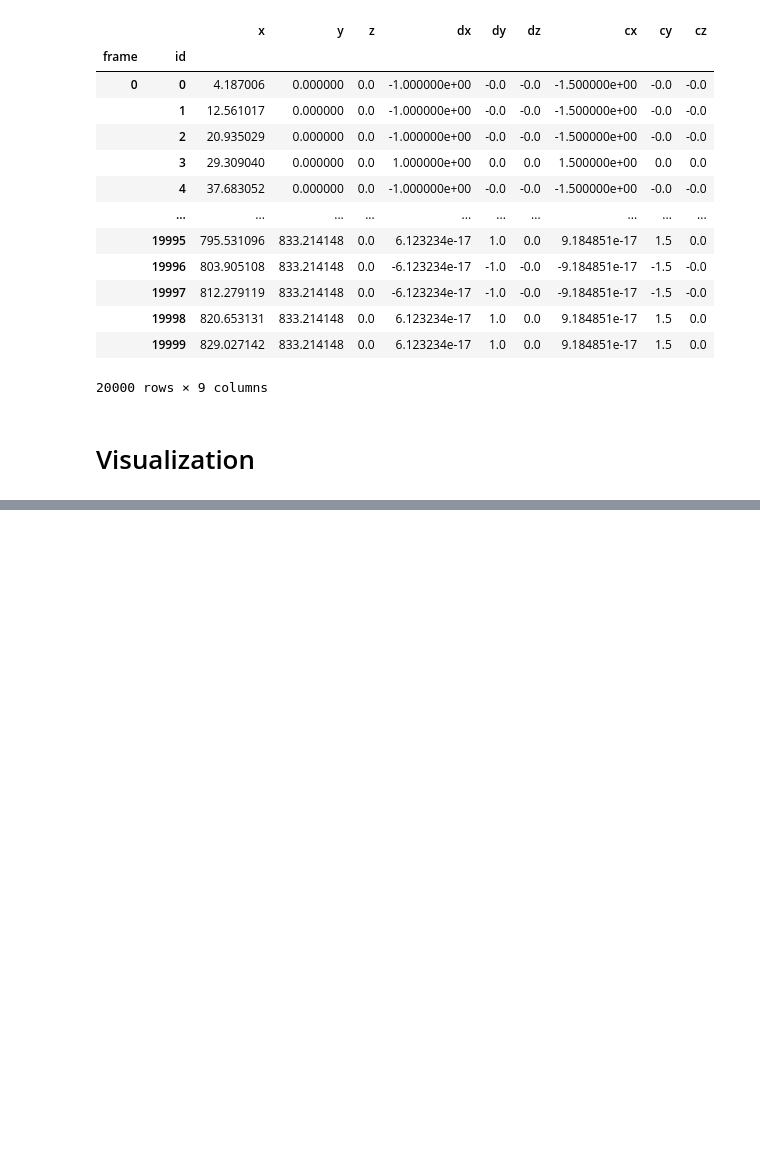
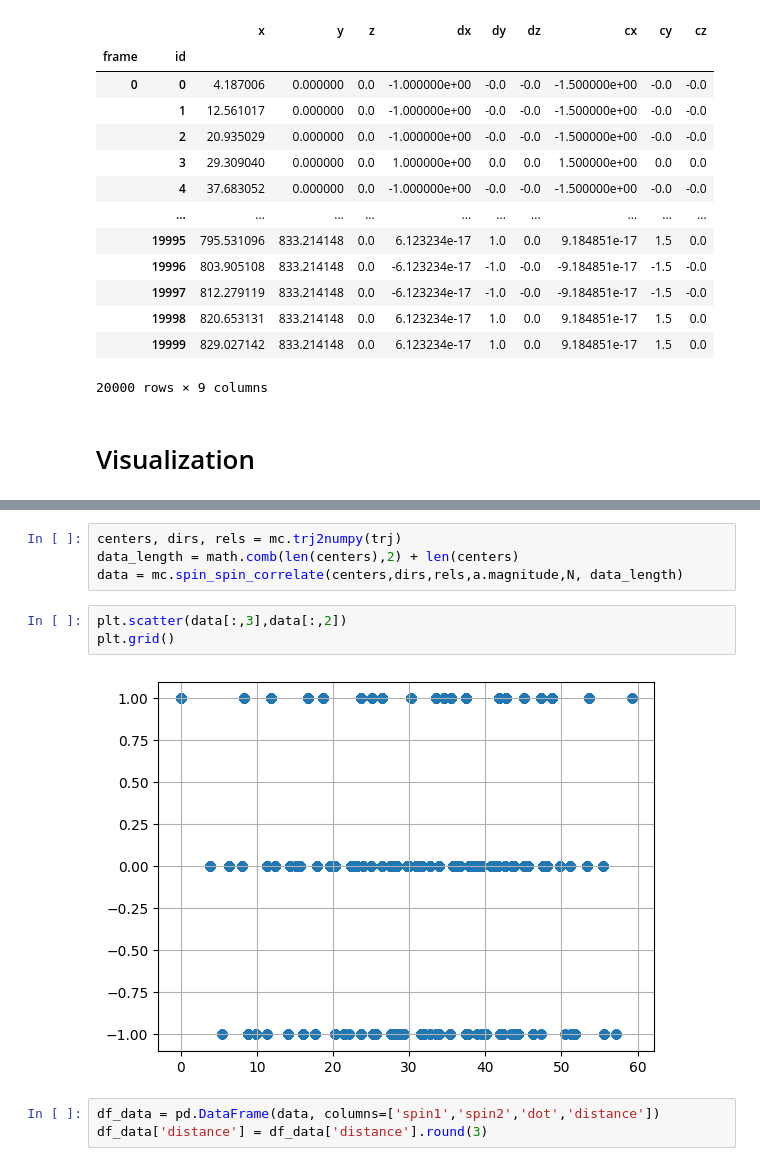
Before and after one commit to leogabac/stuckgs, a Jupyter notebook: src/af2_degeneracy.ipynb, the cells around one changed output, grey strips where cells are left out. Cells and saved outputs as stored; diff of their text form; blank space fills up the shorter version.

```diff
--- a/src/af2_degeneracy.ipynb
+++ b/src/af2_degeneracy.ipynb
@@ -96,0 +147,12 @@ plt.show()
+# %%
+centers, dirs, rels = mc.trj2numpy(trj)
+data_length = math.comb(len(centers),2) + len(centers)
+data = mc.spin_spin_correlate(centers,dirs,rels,a.magnitude,N, data_length)
+# %%
+plt.scatter(data[:,3],data[:,2])
+plt.grid()
+# %% [output]
+[figure, added]
+# %%
+df_data = pd.DataFrame(data, columns=['spin1','spin2','dot','distance'])
+df_data['distance'] = df_data['distance'].round(3)
```
Also changed, not shown: parts of 17 cells of this notebook, 7 other files.
